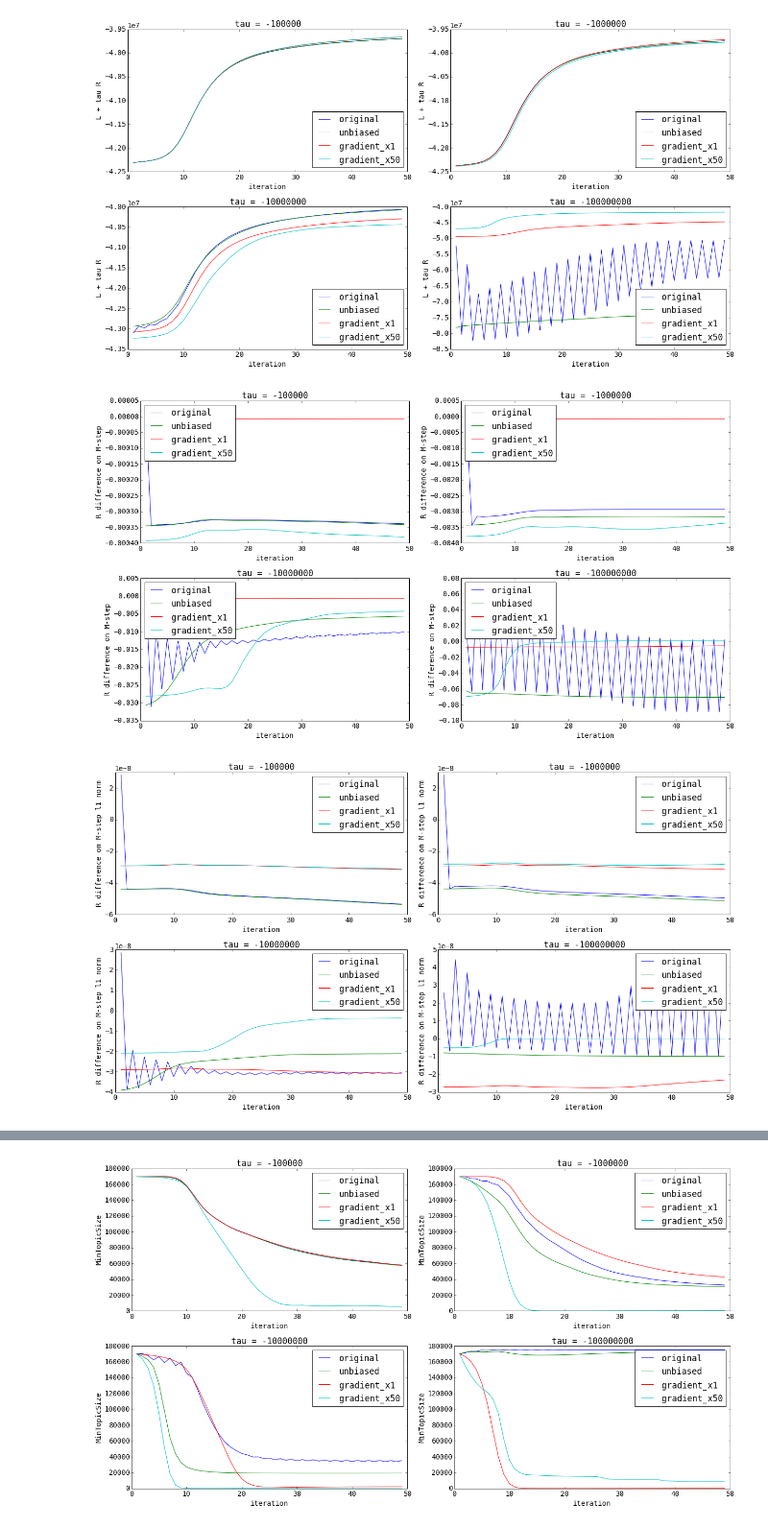
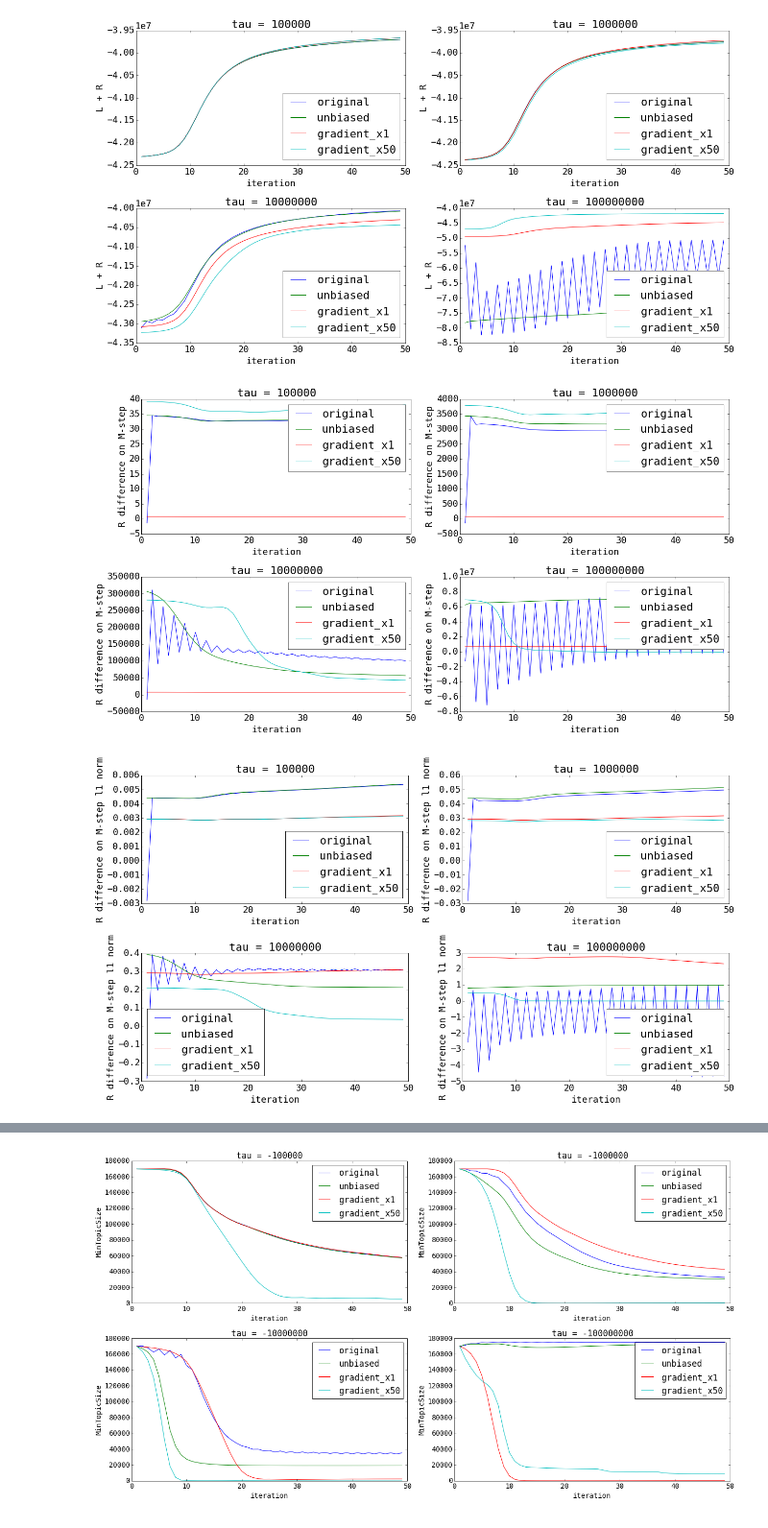
Before and after one commit to ilirhin/Diploma, a Jupyter notebook: Experiment/Parser.ipynb, the cells around one changed output, grey strips where cells are left out. Shown at 96% size. Drawn from its saved outputs; the diff is of its cells as text; code cells hidden in the pictures.

```diff
--- a/Experiment/Parser.ipynb
+++ b/Experiment/Parser.ipynb
@@ -8,15 +8,16 @@ font = {'family' : 'monospace',
 
 matplotlib.rc('font', **font)
 # %%
-def parse_log(filename):
+def parse_log(filename, tau):
     LR_values = [[] for i in xrange(50)]
     L_values = [[] for i in xrange(50)]
     R_values = [[] for i in xrange(50)]
     minPhi_values = [[] for i in xrange(50)]
     minTheta_values = [[] for i in xrange(50)]
     RMstepDiff = [[] for i in xrange(50)]
+    LogRMstepDiffPerL2 = [[] for i in xrange(50)]
+    RMstepDiffPerL2 = [[] for i in xrange(50)]
     RMstepDiffPerL1 = [[] for i in xrange(50)]
-    RMstepDiffPerL2 = [[] for i in xrange(50)]
     MinTopicSize = [[] for i in xrange(50)]
     NonzeroTopics = [[] for i in xrange(50)]
 
@@ -33,17 +34,18 @@ def parse_log(filename):
             if tokens[0] == 'LRvalue':
                 LR_values[curr_iter].append(float(tokens[1]))
             if tokens[0] == 'Rvalue':
-                R_values[curr_iter].append(float(tokens[1]))
+                R_values[curr_iter].append(- tau * float(tokens[1]))
             if tokens[0] == 'MinPhiValue':
                 minPhi_values[curr_iter].append(np.log(float(tokens[1])) / np.log(10.))
             if tokens[0] == 'MinThetaValue':
                 minTheta_values[curr_iter].append(np.log(float(tokens[1])) / np.log(10.))
             if tokens[0] == 'RMstepDiff':
-                RMstepDiff[curr_iter].append(float(tokens[1]))
+                RMstepDiff[curr_iter].append(- tau * float(tokens[1]))
             if tokens[0] == 'RMstepDiffPerL1':
-                RMstepDiffPerL1[curr_iter].append(float(tokens[1]))
+                RMstepDiffPerL1[curr_iter].append(- tau * float(tokens[1]))
             if tokens[0] == 'RMstepDiffPerL2':
-                RMstepDiffPerL2[curr_iter].append(float(tokens[1]))
+                RMstepDiffPerL2[curr_iter].append(- tau * float(tokens[1]))
+                LogRMstepDiffPerL2[curr_iter].append(np.log(abs(float(tokens[1]))))
             if tokens[0] == 'TopicSizes':
                 topics = map(float, tokens[1:])
                 MinTopicSize[curr_iter].append(min(topics))
@@ -59,7 +61,8 @@ def parse_log(filename):
         'RMstepDiffPerL1': RMstepDiffPerL1,
         'RMstepDiffPerL2': RMstepDiffPerL2,
         'MinTopicSize': MinTopicSize,
-        'NonzeroTopics': NonzeroTopics
+        'NonzeroTopics': NonzeroTopics,
+        'LogRMstepDiffPerL2': LogRMstepDiffPerL2
     }
 # %%
 import numpy as np
@@ -72,15 +75,15 @@ def plot(topics, name, legeng_loc, x_axis, y_axis, start_pos=1):
     plt.figure(figsize=(18, 10))
     for i, tau in enumerate(TAUS):
         plt.subplot(2, 2, i + 1)
-        plt.title('tau = -' + str(tau))
+        plt.title('tau = ' + str(tau))
         for ttype in TYPES:
-            values = [np.mean(x) for x in parse_log(TEMPLATE.format(topics=topics, tau=tau, ttype=ttype))[name]]
+            values = [np.mean(x) for x in parse_log(TEMPLATE.format(topics=topics, tau=tau, ttype=ttype), tau)[name]]
             plt.plot(range(start_pos, 50), values[start_pos:])
             plt.legend(TYPES, loc=legeng_loc)
             plt.xlabel(x_axis)
             plt.ylabel(y_axis)
     plt.tight_layout()
-    plt.savefig('E:/topics_' + str(topics) + '_' + str(name))
+    plt.savefig('E:/topics_' + str(topics) + '_' + str(name) + '.eps', format='eps')
     plt.show()
 # %%
 plot(10, 'MinTopicSize', 'lower left', 'iteration', 'MinTopicSize')
@@ -93,13 +96,13 @@ plot(10, 'R_values', 'upper right', 'iteration', 'R')
 # %%
-plot(10, 'LR_values', 'lower right', 'iteration', 'L + tau R')
+plot(10, 'LR_values', 'lower right', 'iteration', 'L + R')
 # %% [output]
-[figure, old version]
+[figure, new version]
 # %%
-plot(10, 'RMstepDiff', 'upper left', 'iteration', 'R difference on M-step')
+plot(10, 'RMstepDiff', 'upper right', 'iteration', 'R difference on M-step')
 # %% [output]
-[figure, old version]
+[figure, new version]
 # %%
-plot(10, 'RMstepDiffPerL1', 'upper right', 'iteration', 'R difference on M-step l1 norm')
+plot(10, 'RMstepDiffPerL1', 'best', 'iteration', 'R difference on M-step l1 norm')
 # %% [output]
-[figure, old version]
+[figure, new version]
 # %%
```
Also changed, not shown: parts of 7 cells of this notebook, 11 other files.
